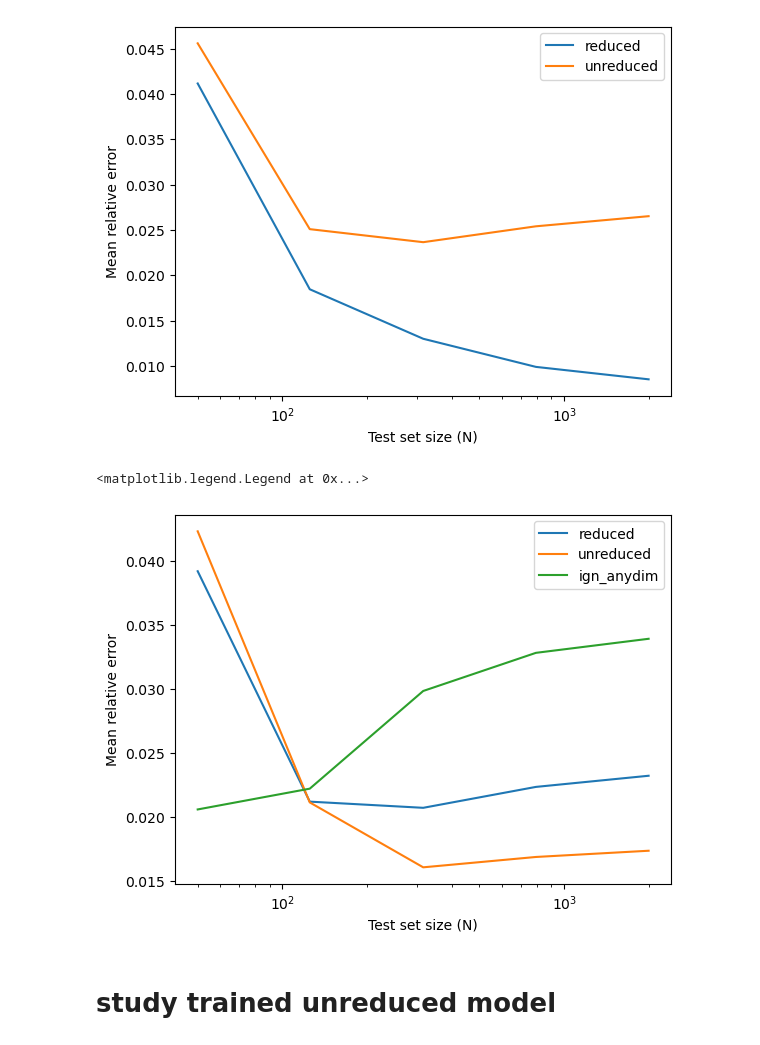
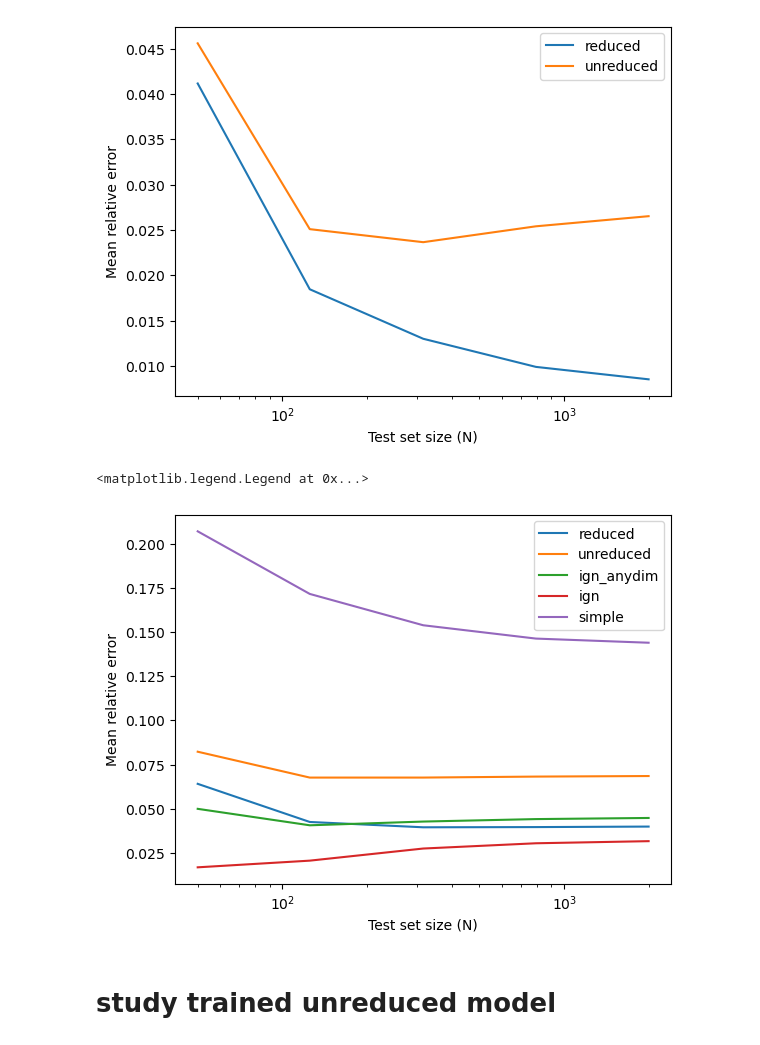
Before and after one commit to yuxinma98/transferring_transferability, a Jupyter notebook: GNN_size_generalizability/notebook.ipynb, the cells around one changed output. Cells and saved outputs as stored; diff of their text form; code cells hidden in the pictures.

```diff
--- a/GNN_size_generalizability/notebook.ipynb
+++ b/GNN_size_generalizability/notebook.ipynb
@@ -171,35 +171,35 @@ plt.legend()
 # %%
 import os, json
 import numpy as np
 import matplotlib.pyplot as plt
 
 num_trials = 10
 log_test_n_range = np.arange(1.7, 3.4, 0.4)
 test_n_range = np.array([int(10**i) for i in log_test_n_range])
-for model in ["reduced", "unreduced", "ign_anydim"]:
+for model in ["reduced", "unreduced", "ign_anydim", "ign", "simple"]:
     fname = f"results_Sociality_conditional_triangle_{model}.json"
     current_directory = os.getcwd()
     with open(os.path.join("log/size_generalizability", fname), "r") as f:
         results = json.load(f)
     mse_list = [results[model][str(seed)] for seed in range(num_trials)]
-    mean_mse = np.median(mse_list, axis=0)
+    mean_mse = np.mean(mse_list, axis=0)
     std_mse = np.std(mse_list, axis=0)
 
     x = np.array(test_n_range)
     plt.plot(x, mean_mse, label=model)
     # plt.fill_between(
     #     x,
     #     mean_mse - std_mse,
     #     mean_mse + std_mse,
     #     alpha=0.3,
     # )
 plt.xscale("log")
 plt.xlabel("Test set size (N)")
 plt.ylabel("Mean relative error")
 plt.legend()
 # %% [output]
 <matplotlib.legend.Legend at 0x...>
-[figure, old version]
+[figure, new version]
 # %% [markdown]
 # study trained unreduced model
 # %%
```
Also changed, not shown: 4 other files.
